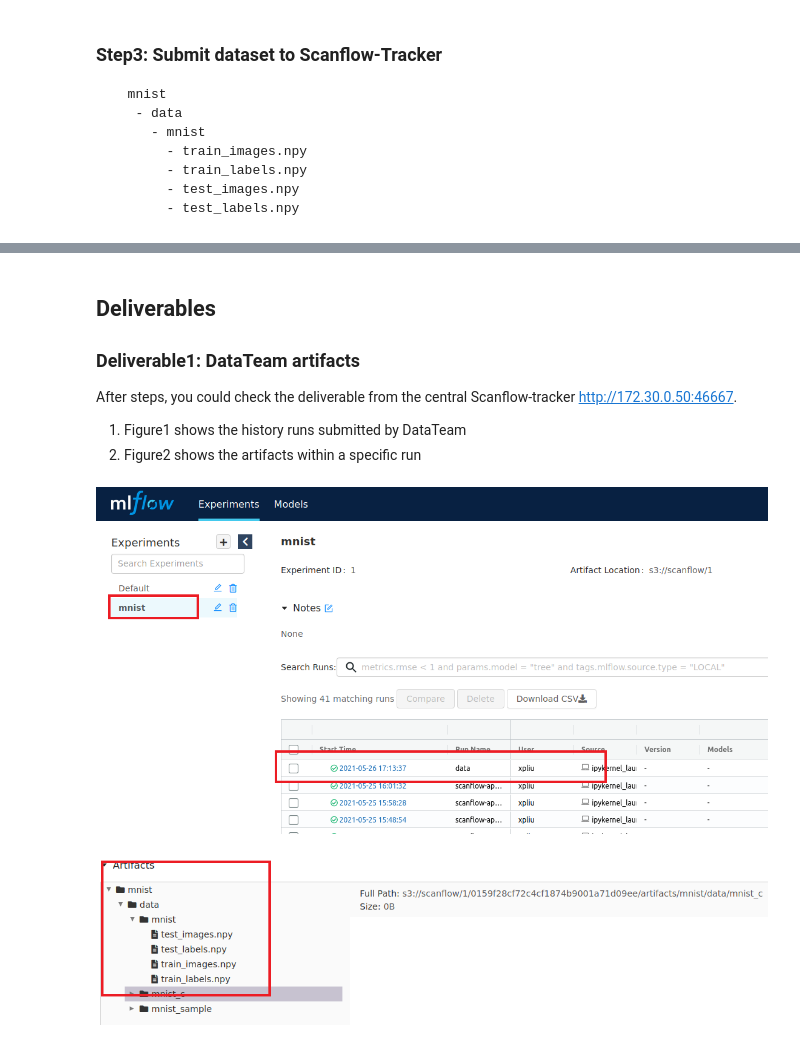
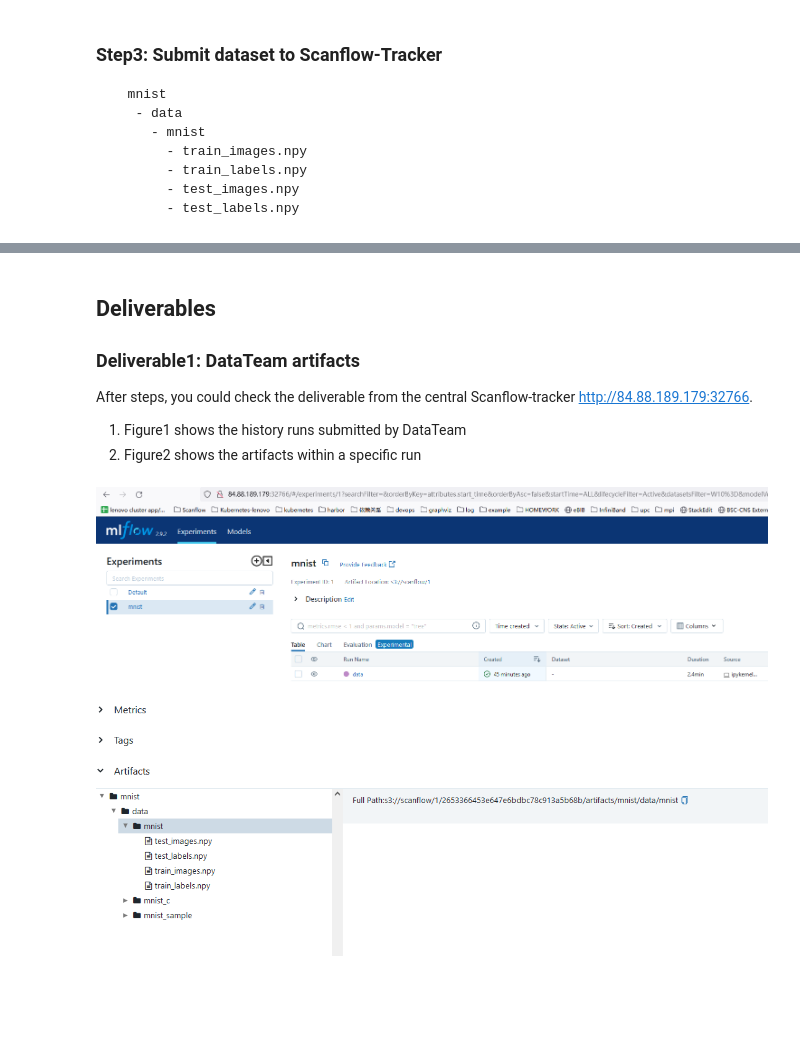
Before and after one commit to bsc-scanflow/scanflow, a Jupyter notebook: tutorials/mnist/mnist-data.ipynb, the cells around one changed output, grey strips where cells are left out. Cells and saved outputs as stored; diff of their text form; code cells hidden in the pictures; blank space fills up the shorter version.

```diff
--- a/tutorials/mnist/mnist-data.ipynb
+++ b/tutorials/mnist/mnist-data.ipynb
@@ -90,17 +92,17 @@ trackerclient.save_app_artifacts(app_name=app_name,
 ## Deliverables
 ### Deliverable1: DataTeam artifacts
 
-After steps, you could check the deliverable from the central Scanflow-tracker http://172.30.0.50:46667.
+After steps, you could check the deliverable from the central Scanflow-tracker http://84.88.189.179:32766.
 
 1. Figure1 shows the history runs submitted by DataTeam
 2. Figure2 shows the artifacts within a specific run
 # %%
 from IPython.display import Image
-Image("/gpfs/bsc_home/xpliu/pv/jupyterhubpeini/scanflow/images/data-d1-1.png", width=1200, height=400)
+Image("/home/rocky/k8s_resources/scanflow/images/cloudskin/data-d1-1.png", width=1200, height=400)
 # %% [output]
-[figure, old version]
+[figure, new version]
 # %%
 from IPython.display import Image
-Image("/gpfs/bsc_home/xpliu/pv/jupyterhubpeini/scanflow/images/data-d1-2.png", width=1200, height=400)
+Image("/home/rocky/k8s_resources/scanflow/images/cloudskin/data-d1-2.png", width=1200, height=400)
 # %% [output]
-[figure, old version]
+[figure, new version]
```
Also changed, not shown: parts of 6 cells of this notebook, 5 other files.
